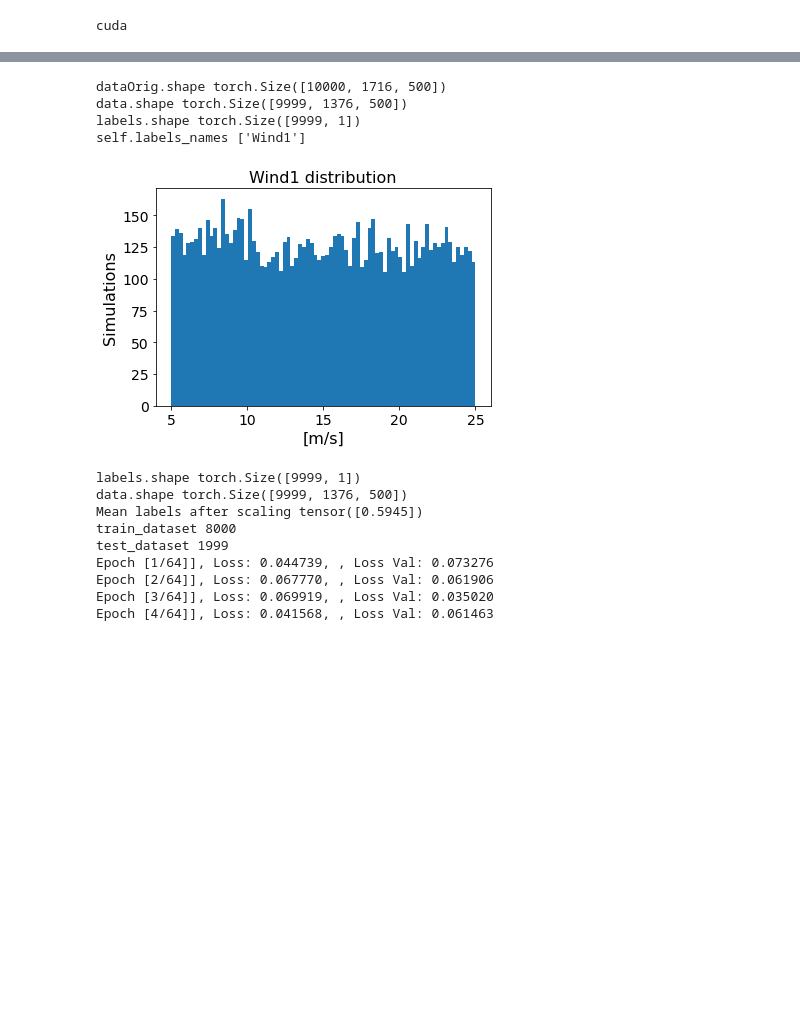
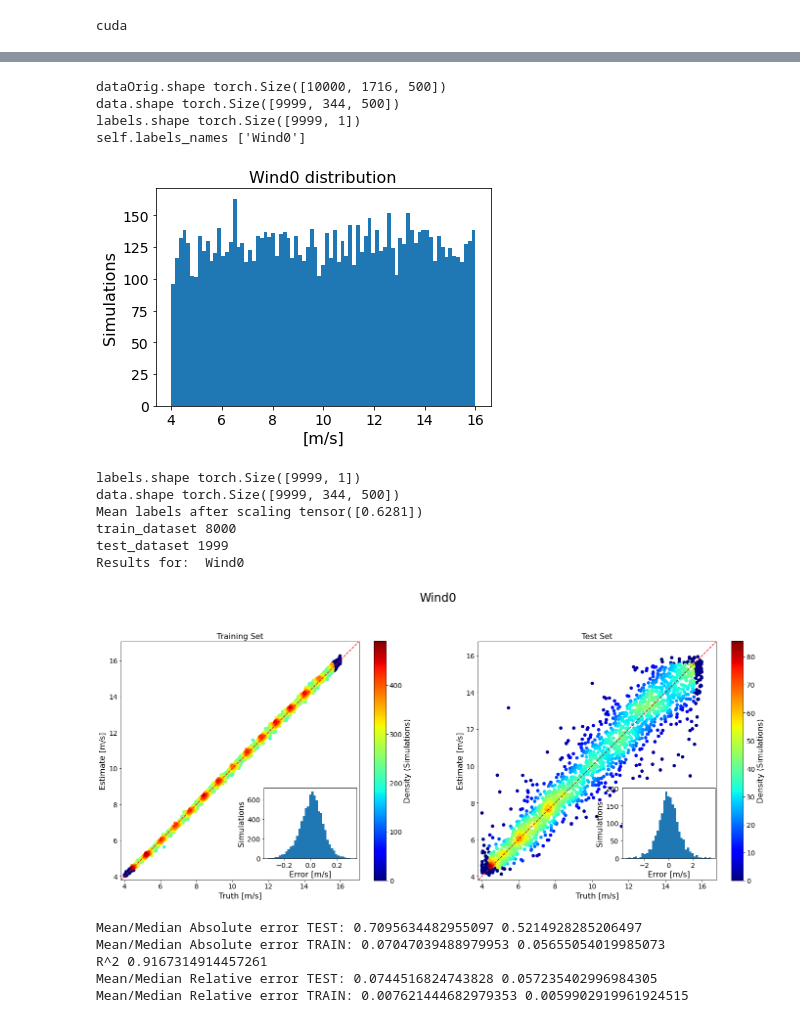
Before and after one commit to FabioRossiArcetri/ml4ao, a Jupyter notebook: basicRNN/dataViewGRU.ipynb, the cells around one changed output, grey strips where cells are left out. Saved outputs shown, nothing was run; the diff lists cells and outputs as text; code cells hidden in the pictures; blank space fills up the shorter version.

```diff
--- a/basicRNN/dataViewGRU.ipynb
+++ b/basicRNN/dataViewGRU.ipynb
@@ -11,36 +64,38 @@ cuda
 # %%
-for i, q in enumerate(['Wind1', 'Wind2', 'Wind3', 'Wind0']):
+for i, q in enumerate(['L0', 'Strehl', 'Seeing', 'Wind0', 'Wind1', 'Wind2', 'Wind3']):
     ts = trainingService('config/paramsConfigGRU' + q + '.yml')
     ts.loadData()
     ts.setupModel()
-    ts.trainModel(learning_rate=1e-4, weight_decay=0, num_epochs=64)
-    ts.trainModel(learning_rate=1e-5, weight_decay=0, num_epochs=64)
-    ts.trainModel(learning_rate=1e-6, weight_decay=0, num_epochs=64)
+    # ts.loadModel()
+    ts.trainModel(learning_rate=1e-4, weight_decay=0, num_epochs=50, metric_idx=0)
+    ts.trainModel(learning_rate=1e-5, weight_decay=0, num_epochs=150, metric_idx=0)
+    ts.trainModel(learning_rate=1e-6, weight_decay=0, num_epochs=150, metric_idx=1)
     plotResults(ts)
-# %% [output]
-dataOrig.shape torch.Size([10000, 1716, 500])
-data.shape torch.Size([9999, 1376, 500])
-labels.shape torch.Size([9999, 1])
-self.labels_names ['Wind1']
-[figure, removed]
-labels.shape torch.Size([9999, 1])
-data.shape torch.Size([9999, 1376, 500])
-Mean labels after scaling tensor([0.5945])
-train_dataset 8000
-test_dataset 1999
-Epoch [1/64]], Loss: 0.044739, , Loss Val: 0.073276
-Epoch [2/64]], Loss: 0.067770, , Loss Val: 0.061906
-Epoch [3/64]], Loss: 0.069919, , Loss Val: 0.035020
-Epoch [4/64]], Loss: 0.041568, , Loss Val: 0.061463
 # %%
-for i, q in enumerate(['All']):
+for i, q in enumerate(['Wind0']):
     ts = trainingService('config/paramsConfigGRU' + q + '.yml')
     ts.loadData()
     ts.setupModel()
-    ts.trainModel(learning_rate=1e-4, weight_decay=0, num_epochs=64)
-    ts.trainModel(learning_rate=1e-5, weight_decay=0, num_epochs=64)
-    ts.trainModel(learning_rate=1e-6, weight_decay=0, num_epochs=64)
+    ts.loadModel()
     plotResults(ts)
+# %% [output]
+dataOrig.shape torch.Size([10000, 1716, 500])
+data.shape torch.Size([9999, 344, 500])
+labels.shape torch.Size([9999, 1])
+self.labels_names ['Wind0']
+[figure, added]
+labels.shape torch.Size([9999, 1])
+data.shape torch.Size([9999, 344, 500])
+Mean labels after scaling tensor([0.6281])
+train_dataset 8000
+test_dataset 1999
+Results for:  Wind0
+[figure, added]
+Mean/Median Absolute error TEST: 0.7095634482955097 0.5214928285206497
+Mean/Median Absolute error TRAIN: 0.07047039488979953 0.05655054019985073
+R^2 0.9167314914457261
+Mean/Median Relative error TEST: 0.0744516824743828 0.057235402996984305
+Mean/Median Relative error TRAIN: 0.007621444682979353 0.0059902919961924515
 # %%
 for i, q in enumerate(['Strehl', 'Seeing', 'L0']):
     ts = trainingService('config/paramsConfigGRU' + q + '.yml')
```
Also changed, not shown: parts of 1 cell of this notebook, 9 other files.
